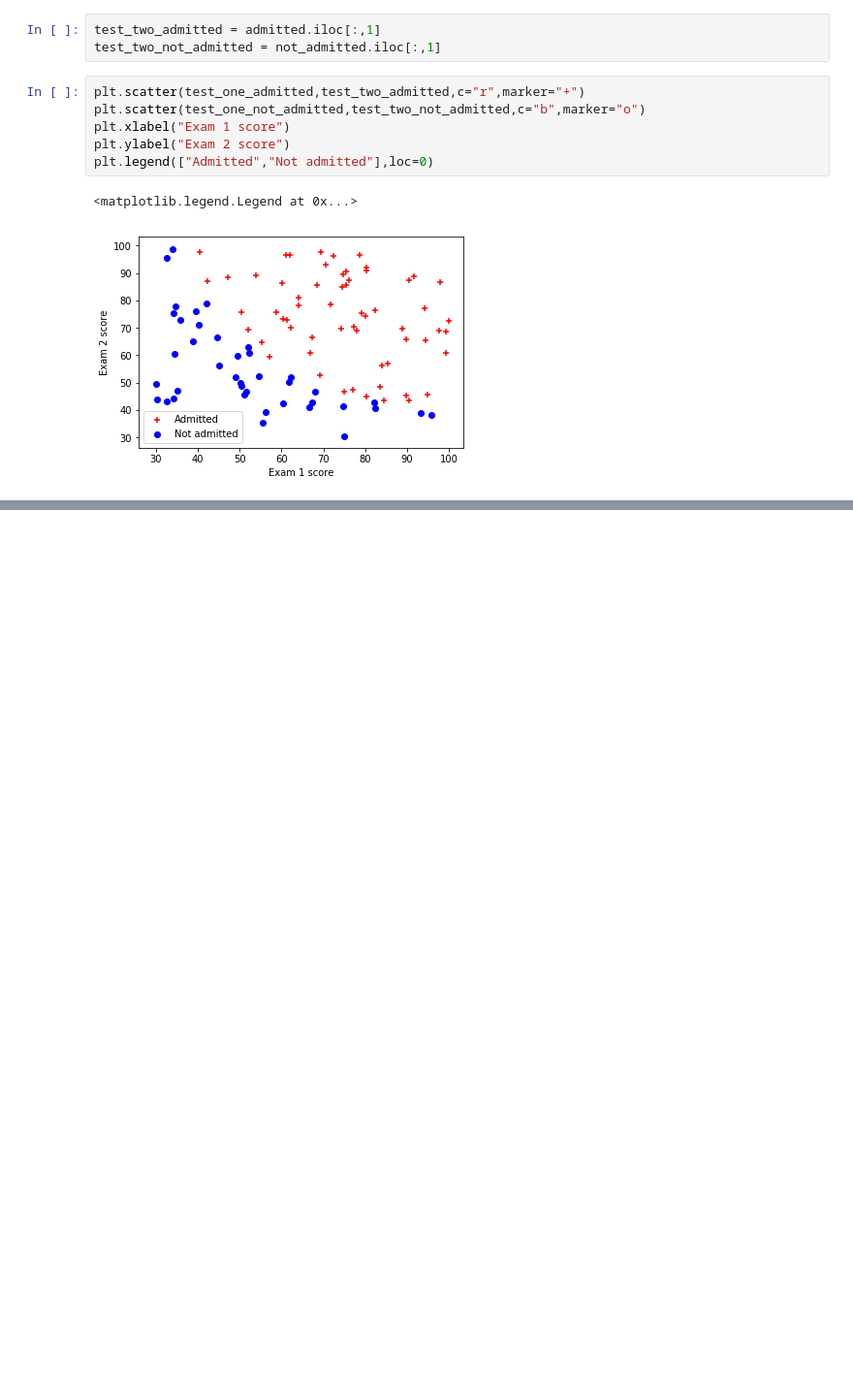
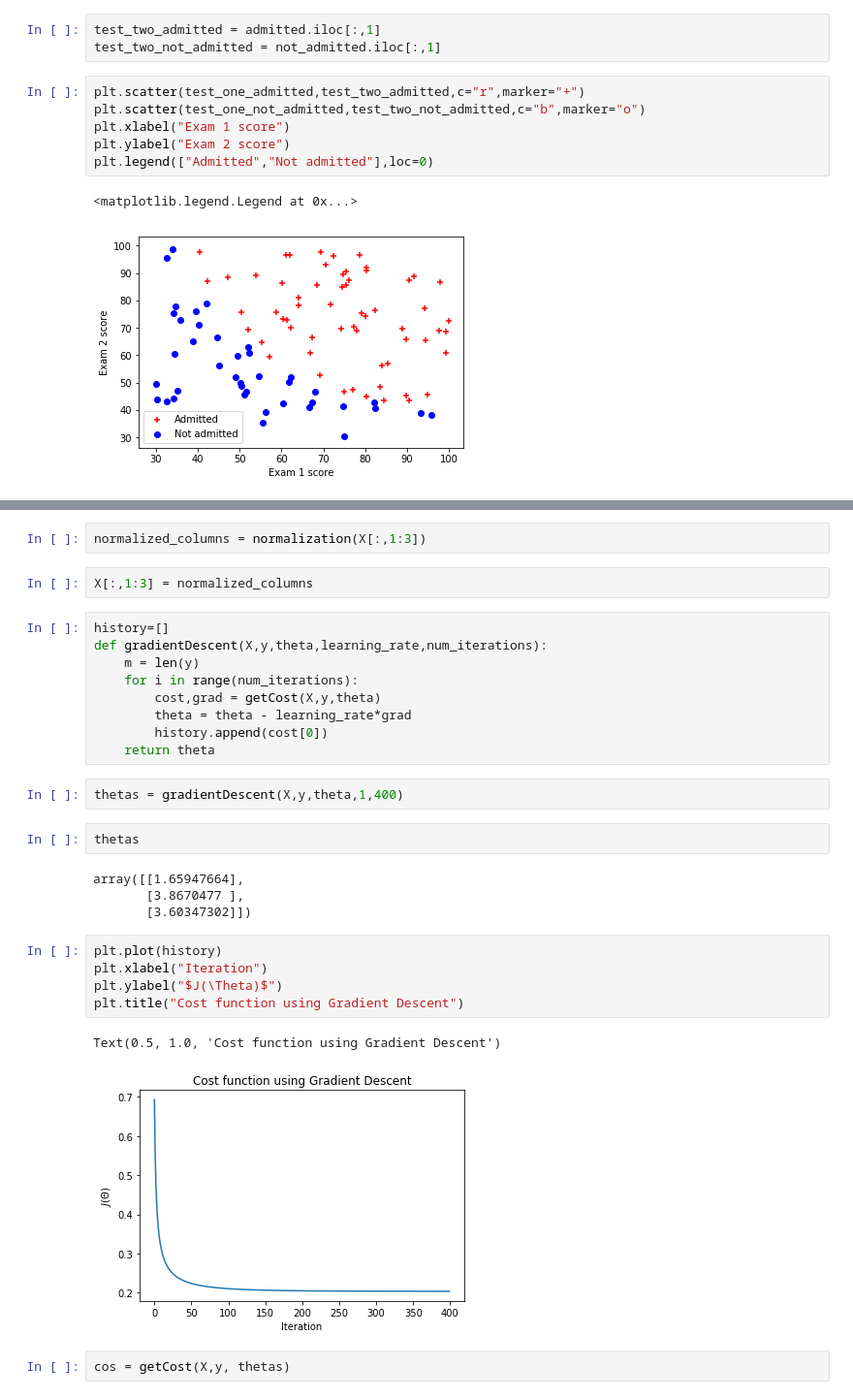
Before and after one commit to rajithst/mlalgo-python, a Jupyter notebook: classification/Logistic Regression.ipynb, the cells around one changed output, grey strips where cells are left out. Shown: that part at 97% size. Cells and saved outputs as stored; diff of their text form; blank space fills up the shorter version.

```diff
--- a/classification/Logistic Regression.ipynb
+++ b/classification/Logistic Regression.ipynb
@@ -49,0 +102,31 @@ plt.legend(["Admitted","Not admitted"],loc=0)
+# %%
+normalized_columns = normalization(X[:,1:3])
+# %%
+X[:,1:3] = normalized_columns
+# %%
+history=[]
+def gradientDescent(X,y,theta,learning_rate,num_iterations):
+    m = len(y)
+    for i in range(num_iterations):
+        cost,grad = getCost(X,y,theta)
+        theta = theta - learning_rate*grad
+        history.append(cost[0])
+    return theta
+# %%
+thetas = gradientDescent(X,y,theta,1,400)
+# %%
+thetas
+# %% [output]
+array([[1.65947664],
+       [3.8670477 ],
+       [3.60347302]])
+# %%
+plt.plot(history)
+plt.xlabel("Iteration")
+plt.ylabel("$J(\Theta)$")
+plt.title("Cost function using Gradient Descent")
+# %% [output]
+Text(0.5, 1.0, 'Cost function using Gradient Descent')
+[figure, added]
+# %%
+cos = getCost(X,y, thetas)
```
Also changed, not shown: parts of 15 cells of this notebook.
